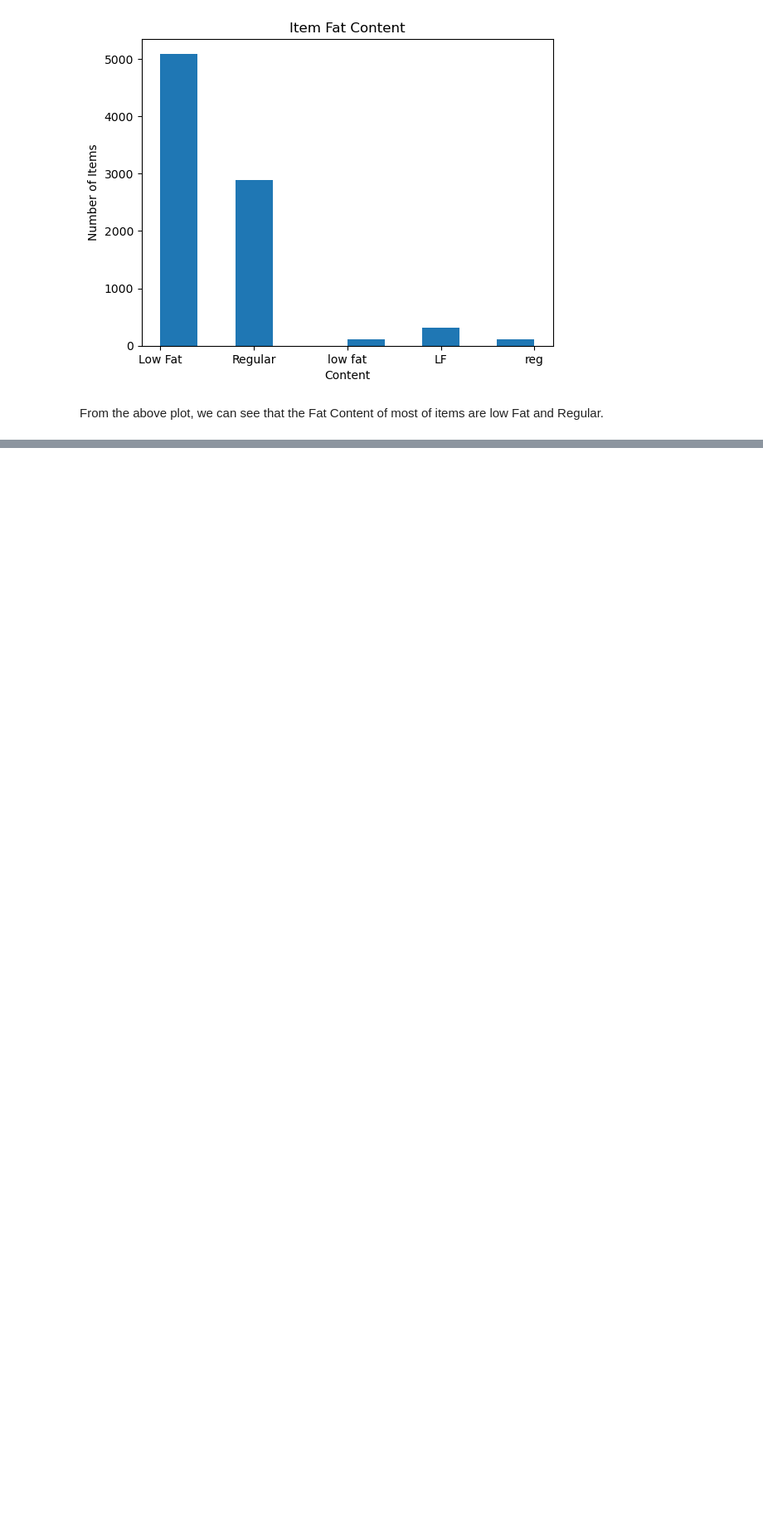
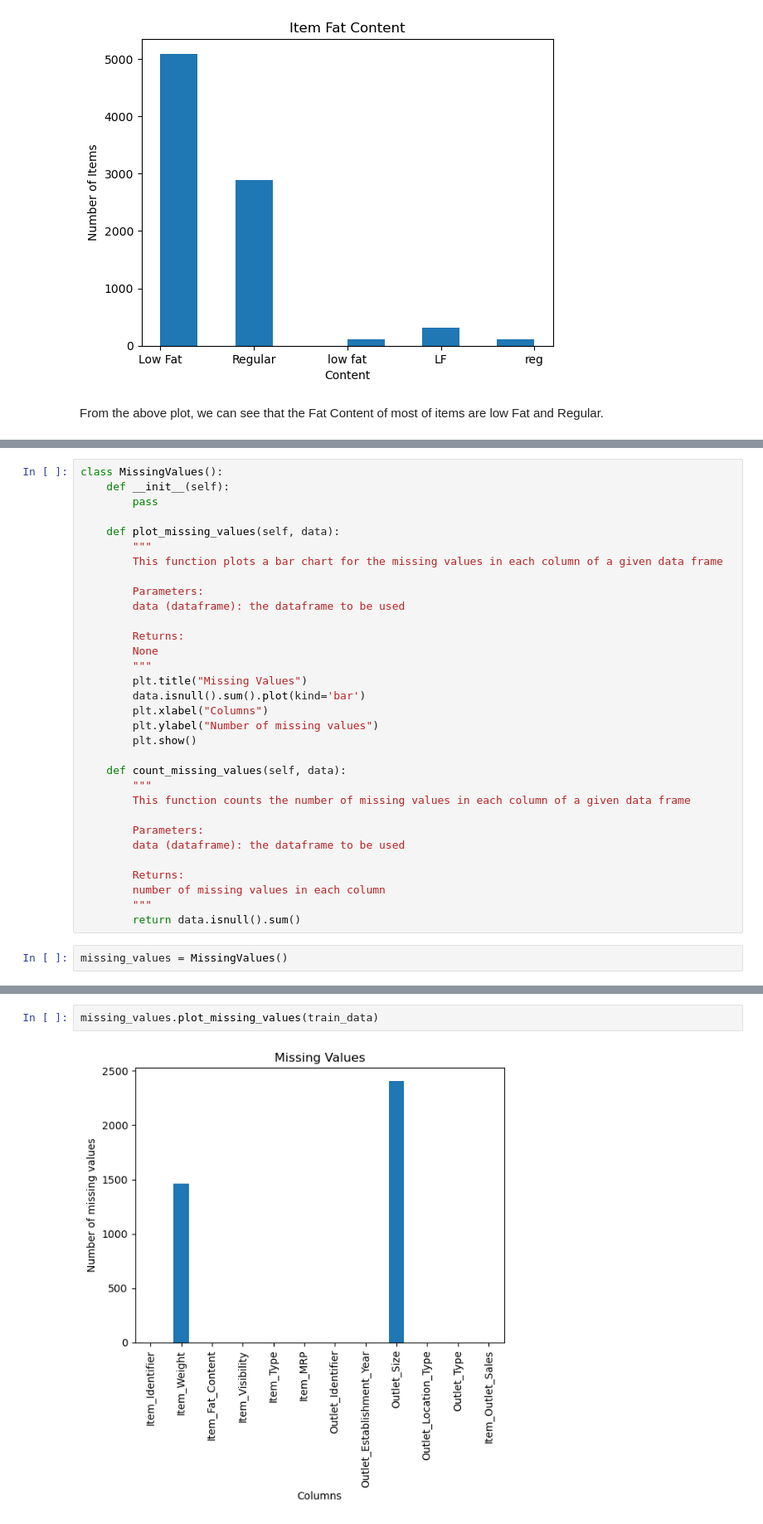
Before and after one commit to Technocolabs100/BigMart-Data-Analysis-and-Prediction, a Jupyter notebook: Mahmoud_Khaled_mahmoud.khaled12245@gmail.com.ipynb, the cells around one changed output, grey strips where cells are left out. Shown: that part at 83% size. Drawn from its saved outputs; the diff is of its cells as text; blank space fills up the shorter version.

```diff
--- a/Mahmoud_Khaled_mahmoud.khaled12245@gmail.com.ipynb
+++ b/Mahmoud_Khaled_mahmoud.khaled12245@gmail.com.ipynb
@@ -120,0 +161,34 @@ From the above plot, we can see that the Fat Content of most of items are low Fa
+# %%
+class MissingValues():
+    def __init__(self):
+        pass
+
+    def plot_missing_values(self, data):
+        """
+        This function plots a bar chart for the missing values in each column of a given data frame
+
+        Parameters:
+        data (dataframe): the dataframe to be used
+
+        Returns:
+        None
+        """
+        plt.title("Missing Values")
+        data.isnull().sum().plot(kind='bar')
+        plt.xlabel("Columns")
+        plt.ylabel("Number of missing values")
+        plt.show()
+
+    def count_missing_values(self, data):
+        """
+        This function counts the number of missing values in each column of a given data frame
+
+        Parameters:
+        data (dataframe): the dataframe to be used
+
+        Returns:
+        number of missing values in each column
+        """
+        return data.isnull().sum()
+# %%
+missing_values = MissingValues()
@@ -120,0 +211,4 @@ From the above plot, we can see that the Fat Content of most of items are low Fa
+# %%
+missing_values.plot_missing_values(train_data)
+# %% [output]
+[figure, added]
```
Also changed, not shown: parts of 33 cells of this notebook.
